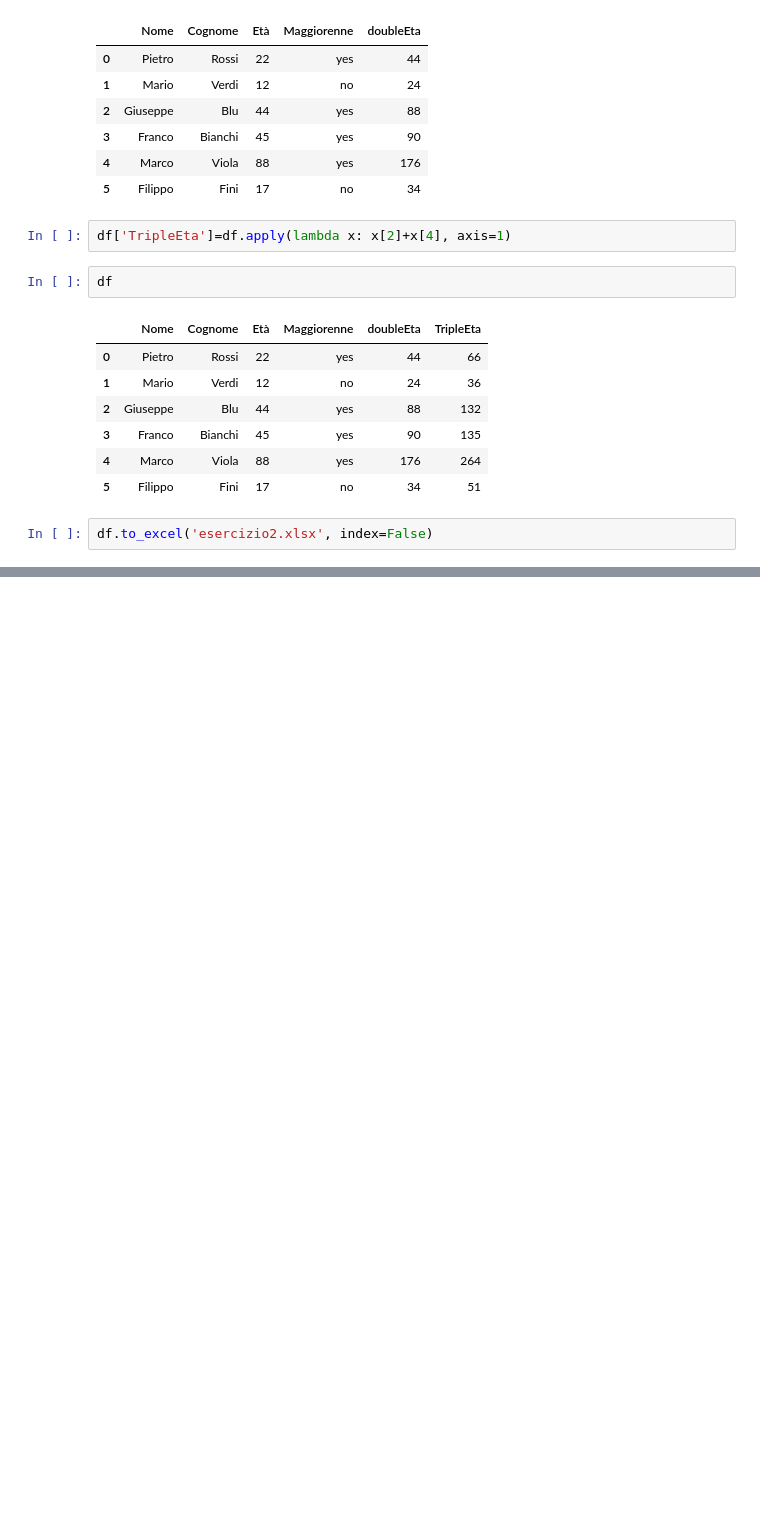
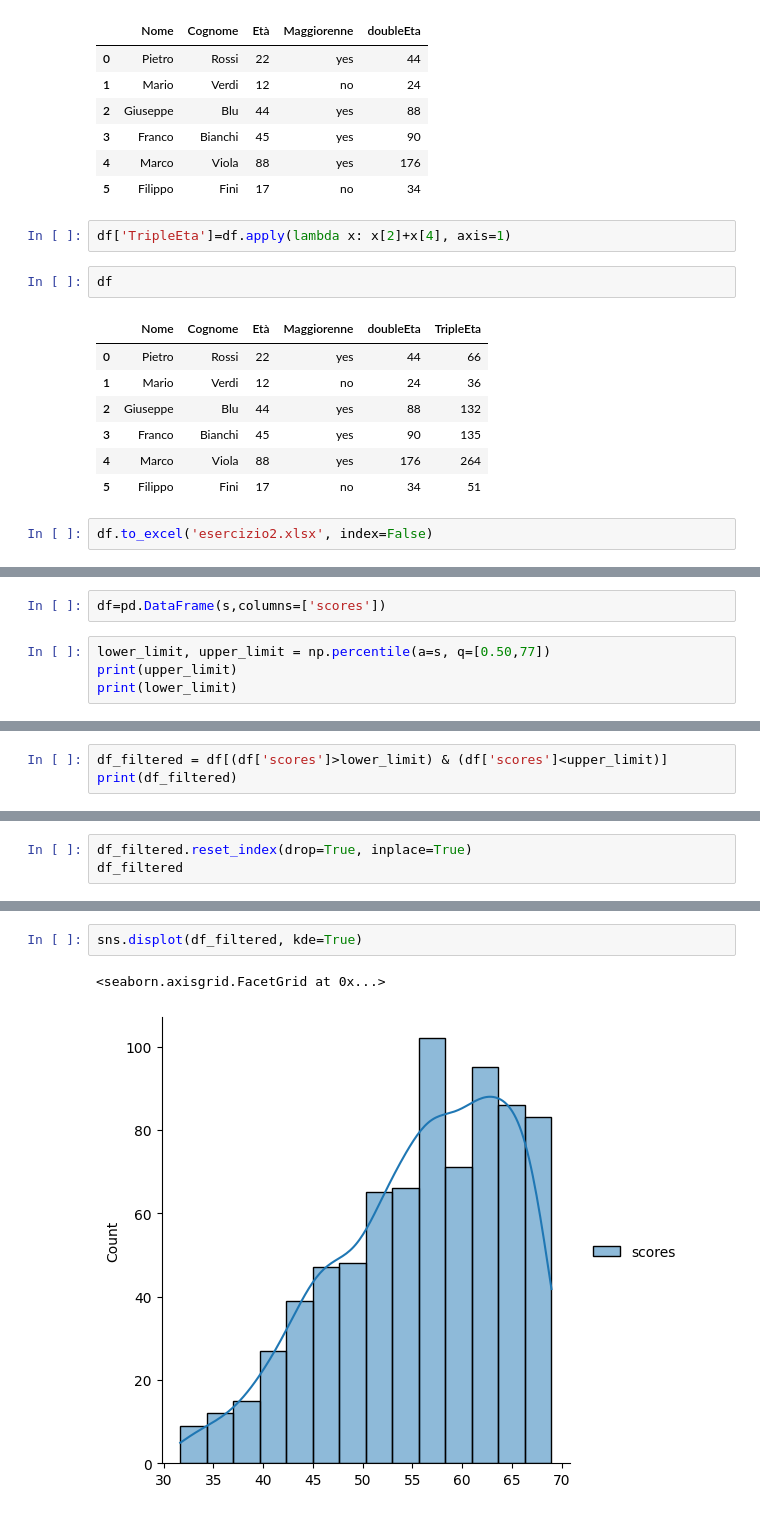
Before and after one commit to pietrolo94/primarepo, a Jupyter notebook: Elaborazione_dati/prova1.ipynb, the cells around one changed output, grey strips where cells are left out. Drawn from its saved outputs; the diff is of its cells as text; blank space fills up the shorter version.

```diff
--- a/Elaborazione_dati/prova1.ipynb
+++ b/Elaborazione_dati/prova1.ipynb
@@ -75,0 +117,6 @@ df.to_excel('esercizio2.xlsx', index=False)
+# %%
+df=pd.DataFrame(s,columns=['scores'])
+# %%
+lower_limit, upper_limit = np.percentile(a=s, q=[0.50,77])
+print(upper_limit)
+print(lower_limit)
@@ -75,0 +126,3 @@ df.to_excel('esercizio2.xlsx', index=False)
+# %%
+df_filtered = df[(df['scores']>lower_limit) & (df['scores']<upper_limit)]
+print(df_filtered)
@@ -75,0 +144,3 @@ df.to_excel('esercizio2.xlsx', index=False)
+# %%
+df_filtered.reset_index(drop=True, inplace=True)
+df_filtered
@@ -75,0 +161,5 @@ df.to_excel('esercizio2.xlsx', index=False)
+# %%
+sns.displot(df_filtered, kde=True)
+# %% [output]
+<seaborn.axisgrid.FacetGrid at 0x...>
+[figure, added]
```
Also changed, not shown: parts of 10 cells of this notebook, 1 other file.
